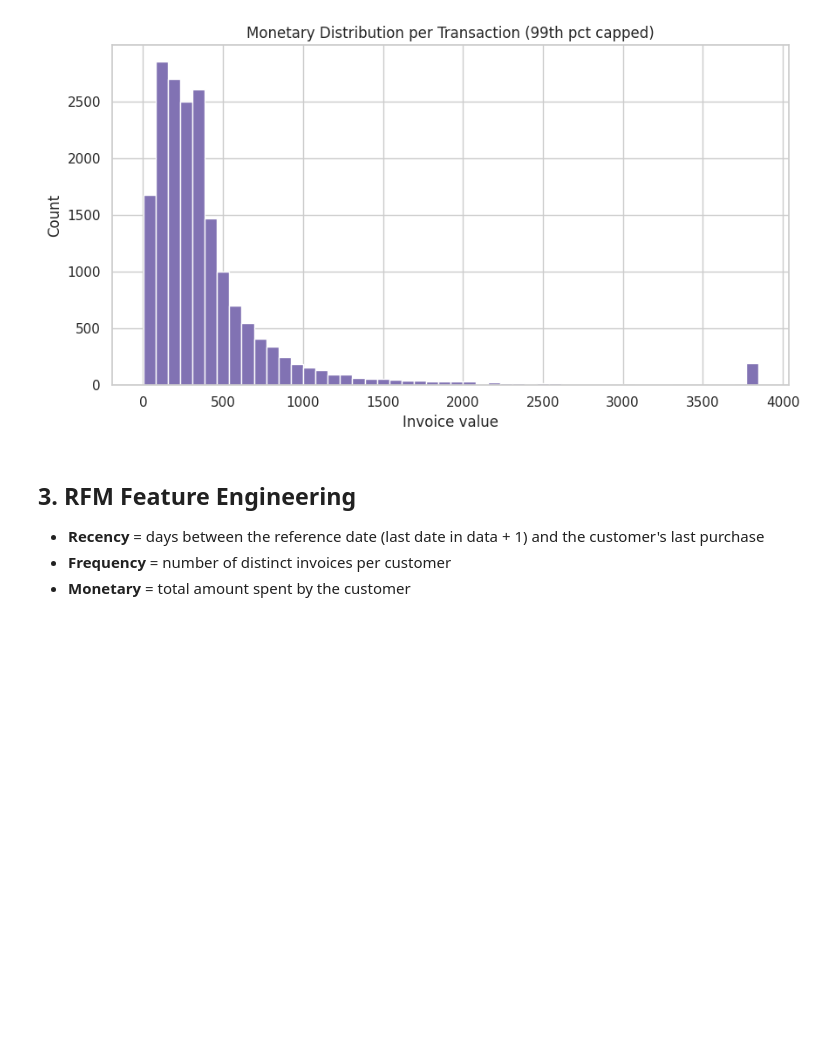
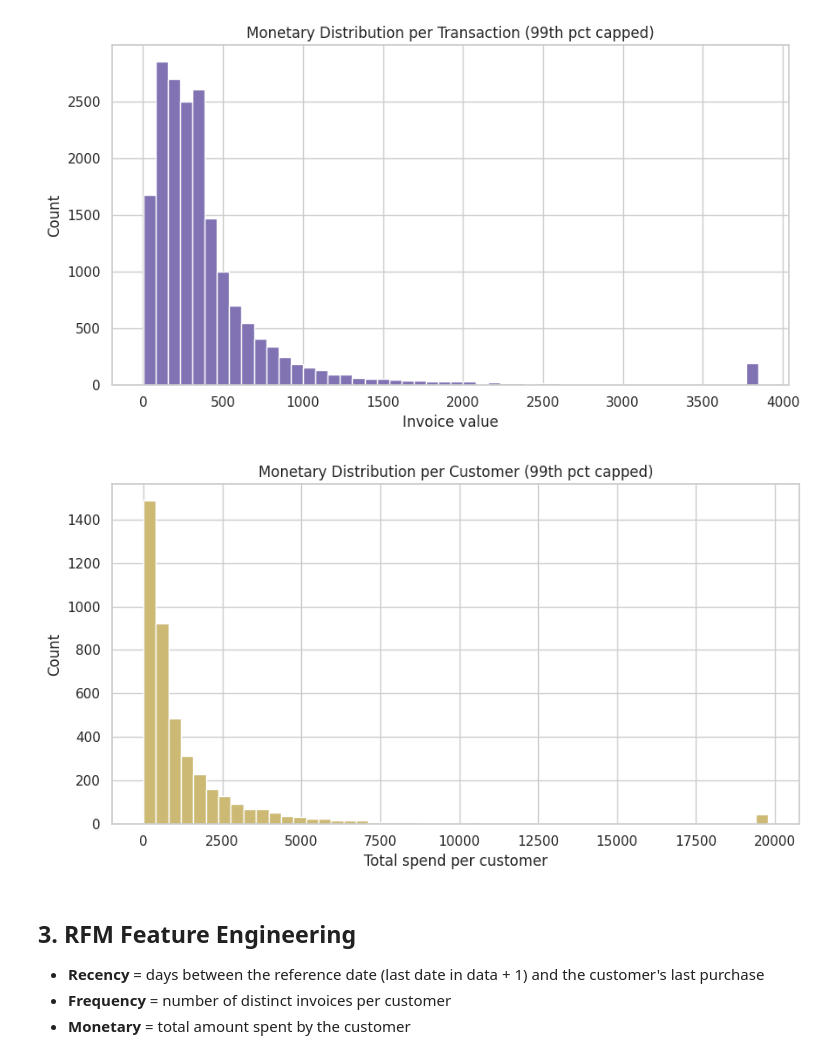
Before and after one commit to omkarphulari01/shopper-spectrum1, a Jupyter notebook: notebooks/shopper_spectrum_analysis.ipynb, the cells around one changed output. Drawn from its saved outputs; the diff is of its cells as text; code cells hidden in the pictures; blank space fills up the shorter version.

```diff
--- a/notebooks/shopper_spectrum_analysis.ipynb
+++ b/notebooks/shopper_spectrum_analysis.ipynb
@@ -124,6 +124,16 @@ plt.xlabel('Invoice value'); plt.ylabel('Count')
 plt.tight_layout(); plt.show()
 # %% [output]
 [figure]
+# %%
+# Monetary distribution per customer
+customer_value = df.groupby('CustomerID')['TotalPrice'].sum()
+plt.figure(figsize=(9,5))
+plt.hist(customer_value.clip(upper=customer_value.quantile(0.99)), bins=50, color='#CCB974')
+plt.title('Monetary Distribution per Customer (99th pct capped)')
+plt.xlabel('Total spend per customer'); plt.ylabel('Count')
+plt.tight_layout(); plt.show()
+# %% [output]
+[figure, added]
 # %% [markdown]
 ## 3. RFM Feature Engineering
 
```
Also changed, not shown: parts of 1 cell of this notebook, 3 other files.
